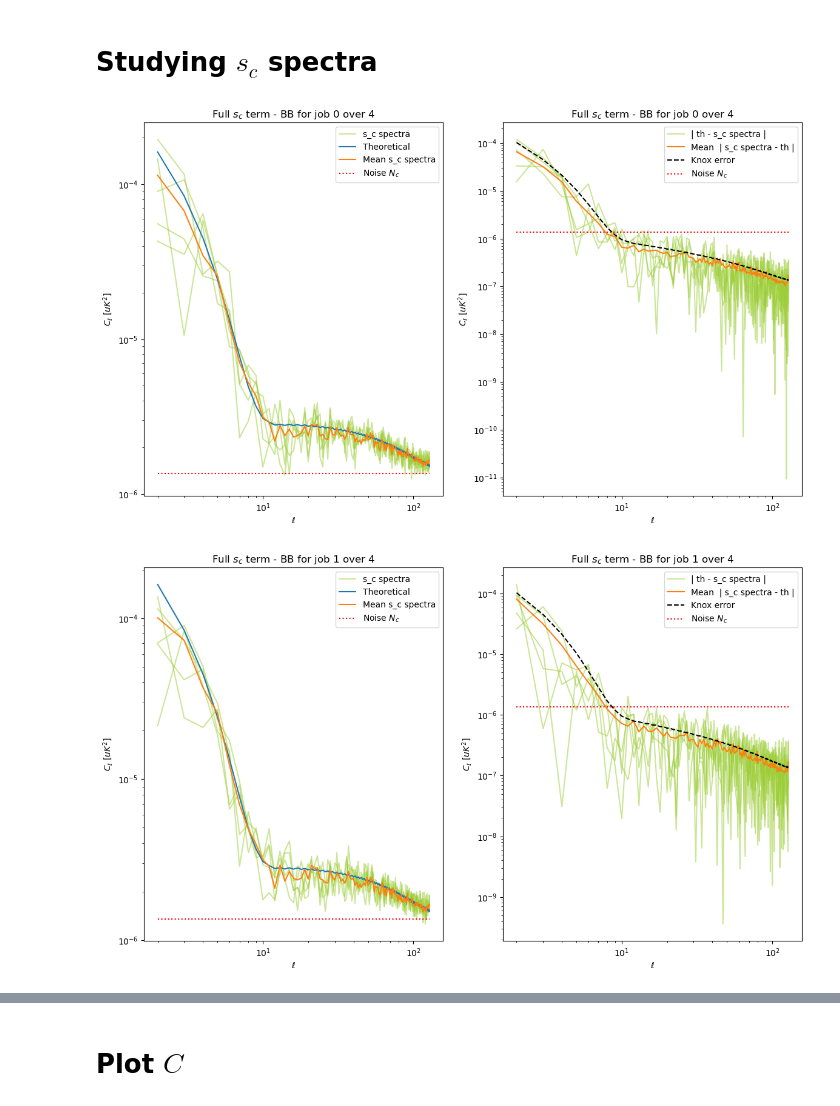
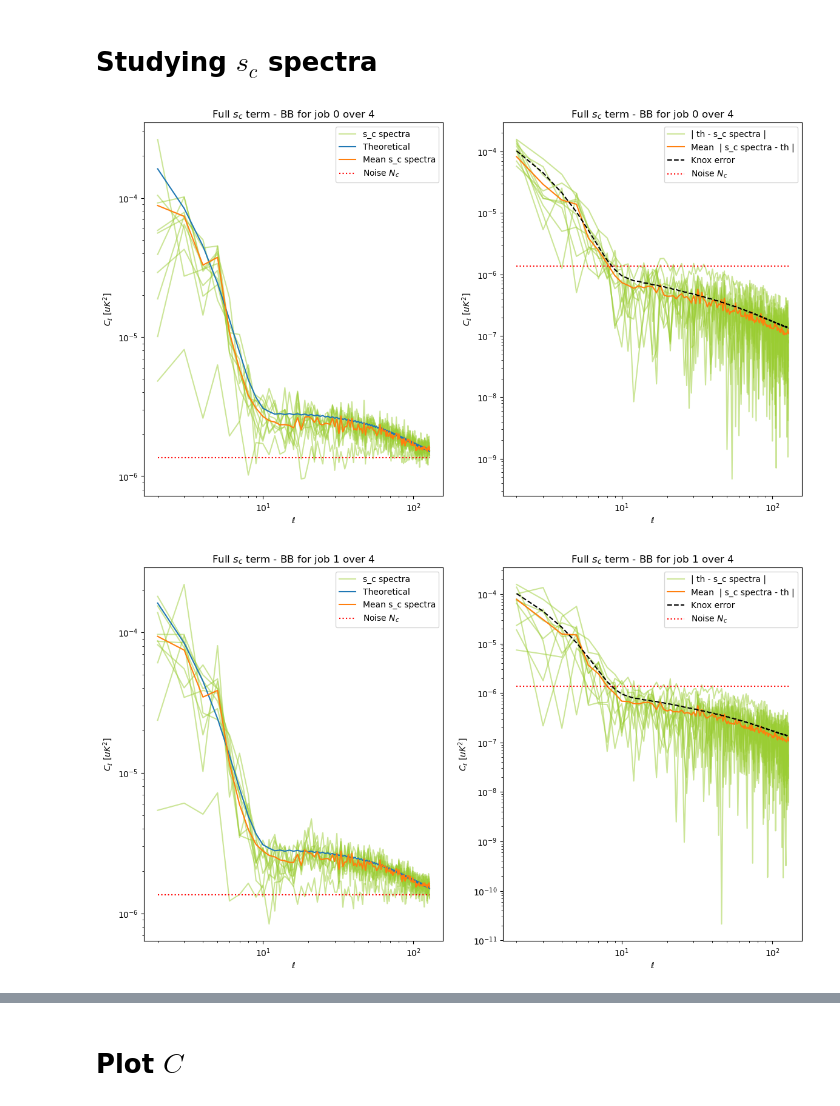
Before and after one commit to CMBSciPol/MICMAC, a Jupyter notebook: test_playground/Validation_Classical_Gibbs/multinode_verif_v109_v3b.ipynb, the cells around one changed output, grey strips where cells are left out. Cells and saved outputs as stored; diff of their text form; code cells hidden in the pictures.

```diff
--- a/test_playground/Validation_Classical_Gibbs/multinode_verif_v109_v3b.ipynb
+++ b/test_playground/Validation_Classical_Gibbs/multinode_verif_v109_v3b.ipynb
@@ -666,9 +690,11 @@ if MICMAC_sampler_obj.save_s_c_spectra:
         plt.figure(figsize=(14,8))
         plt.subplot(121)
 
+        number_s_c_samples = MICMAC_sampler_obj.number_iterations_sampling
+        number_s_c_samples = all_s_c_spectra.shape[1]
 
         plt.plot(ell_arange, all_s_c_spectra[job, 1, 1, :], color_s_c_spectra, alpha=.5, label='s_c spectra')
-        for iteration in range(2,MICMAC_sampler_obj.number_iterations_sampling,sub_step_sampling):
+        for iteration in range(2,number_s_c_samples,sub_step_sampling):
             plt.plot(ell_arange, all_s_c_spectra[job, iteration, 1, :], color_s_c_spectra, alpha=.5)
 
         plt.plot(ell_arange, MICMAC_sampler_obj.r_true*theoretical_red_cov_r1_tensor[:,1,1] + theoretical_red_cov_r0_total[:,1,1], color='tab:blue', label='Theoretical')
@@ -684,33 +710,35 @@ if MICMAC_sampler_obj.save_s_c_spectra:
         plt.loglog()
         # plt.yscale('log')
         plt.legend()
 
         plt.subplot(122)
 
         theoretical_spectrum = MICMAC_sampler_obj.r_true*theoretical_red_cov_r1_tensor[:,1,1] + theoretical_red_cov_r0_total[:,1,1]
 
+
+
         plt.plot(ell_arange, np.abs(all_s_c_spectra[job, 1, 1, :]-theoretical_spectrum), color_s_c_spectra, alpha=.5, label='| th - s_c spectra |')
-        for iteration in range(2,MICMAC_sampler_obj.number_iterations_sampling,sub_step_sampling):
+        for iteration in range(2,number_s_c_samples,sub_step_sampling):
             plt.plot(ell_arange, np.abs(all_s_c_spectra[job, iteration, 1, :]-theoretical_spectrum), color_s_c_spectra, alpha=.5)
 
         plt.plot(ell_arange, np.abs(all_s_c_spectra[job, :, 1, :]-theoretical_spectrum).mean(axis=0), 'tab:orange', label='Mean  | s_c spectra - th |')
 
         plt.plot(ell_arange, theoretical_spectrum*np.sqrt(2/((2*ell_arange+1))), 'black', label='Knox error', linestyle='--')
         mixing_matrix_sampled = MICMAC_sampler_obj.get_B_from_params(init_params, jax_use=True)
         _cl_noise_harm = micmac.get_Cl_noise(np.array(instrument['depth_p']), mixing_matrix_sampled.mean(axis=2), lmax)[0,0,lmin:]
 
         plt.plot(ell_arange, _cl_noise_harm, 'r:', label='Noise $N_c$')
 
         plt.title(f"Full $s_c$ term - {list_correl[1]} for job {job} over {num_jobs}")
         plt.ylabel("$C_\ell$ [$uK^2$]")
         plt.xlabel(r"$\ell$")
         plt.loglog()
         # plt.yscale('log')
         plt.legend()
 
 
 
     plt.show()
 # %% [output]
-[figure, old version]
+[figure, new version]
-[figure, old version]
+[figure, new version]
```
Also changed, not shown: parts of 19 cells of this notebook, 20 other files.
